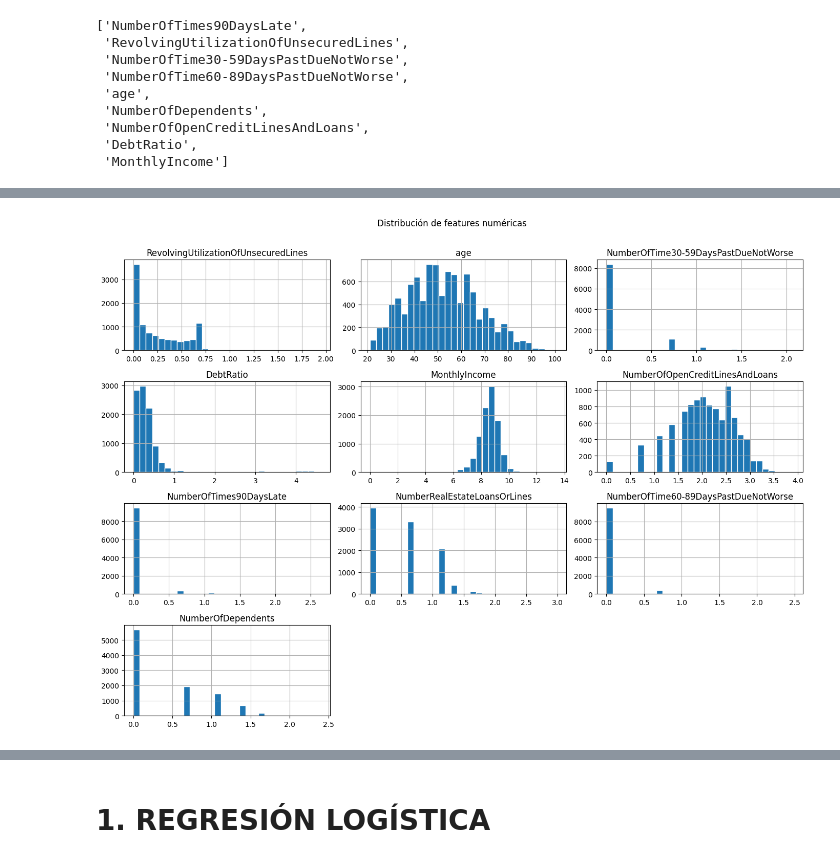
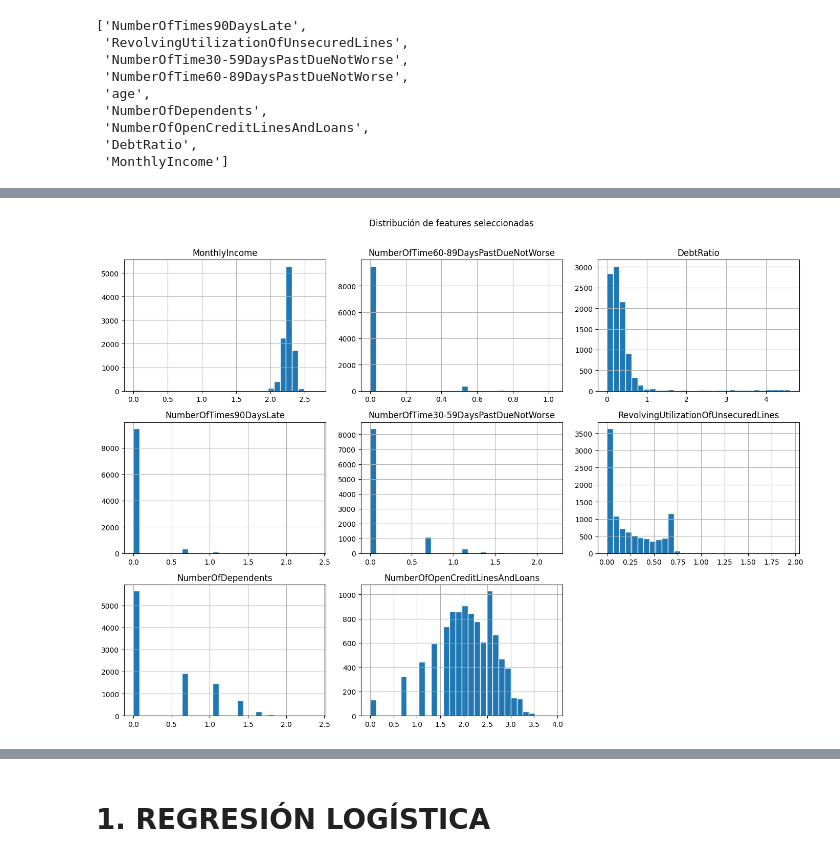
Before and after one commit to MHHsim/DS-Online-Marta-Harana, a Jupyter notebook: 04_Machine_Learning/Sprint_12/Unidad_01_ML_Supervisado_Otros_Modelos/03_Practica_Obligatoria/18_Practica_Obligatoria_Supervisado_Otros_Modelos.ipynb, the cells around one changed output, grey strips where cells are left out. Saved outputs shown, nothing was run; the diff lists cells and outputs as text; code cells hidden in the pictures.

```diff
--- a/04_Machine_Learning/Sprint_12/Unidad_01_ML_Supervisado_Otros_Modelos/03_Practica_Obligatoria/18_Practica_Obligatoria_Supervisado_Otros_Modelos.ipynb
+++ b/04_Machine_Learning/Sprint_12/Unidad_01_ML_Supervisado_Otros_Modelos/03_Practica_Obligatoria/18_Practica_Obligatoria_Supervisado_Otros_Modelos.ipynb
@@ -287,3 +319,5 @@ pinta_distribucion_categoricas(df, ['SeriousDlqin2yrs'])
+# %%
+df = df.dropna(thresh=df.shape[1] - 2)
 # %% [markdown]
 ### #2 Modelado
 # %% [markdown]
@@ -344,4 +374,0 @@ Duplicados: 11
-# %%
-# Eliminamos los duplicados
-X_train = X_train.drop_duplicates()
-y_train = y_train.loc[X_train.index]
@@ -369,6 +375,3 @@ filas_con_mas_de_2_nulos
-# %%
-X_train = df.dropna(thresh=df.shape[1] - 2)
-X_test = df.dropna(thresh=df.shape[1] - 2)
 # %%
 X_train.isnull().sum()
 # %% [output]
@@ -525,25 +524,24 @@ age                                      0.251786
 # %%
+# Aplicamos la transformación a las features que lo necesiten
 features_log = [
     'MonthlyIncome',
     'NumberOfTime60-89DaysPastDueNotWorse',
+    'DebtRatio',
     'NumberOfTimes90DaysLate',
-    'DebtRatio',
     'NumberOfTime30-59DaysPastDueNotWorse',
-    'NumberRealEstateLoansOrLines',
     'RevolvingUtilizationOfUnsecuredLines',
     'NumberOfDependents',
     'NumberOfOpenCreditLinesAndLoans'
 ]
 
 for col in features_log:
-    X_train[col] = np.log1p(X_train[col])
-    X_test[col]  = np.log1p(X_test[col])
+    X_train[col] = np.log1p(X_train[col]) # aplicamos a Train
+    X_test[col]  = np.log1p(X_test[col])  # aplicamos a Test
 # %%
-# despues de aplicar la transformación
-
-X_train.select_dtypes('number').hist(figsize=(14, 10), bins=30, edgecolor='white')
-plt.suptitle('Distribución de features numéricas', y=1.01)
+# Mostramos un histograma de las features transformadas
+X_train[features_log].hist(figsize=(14, 10), bins=30, edgecolor='white')
+plt.suptitle('Distribución de features seleccionadas', y=1.01)
 plt.tight_layout()
 plt.show()
 # %% [output]
-[figure, old version]
+[figure, new version]
```
Also changed, not shown: parts of 46 cells of this notebook, 6 other files.
